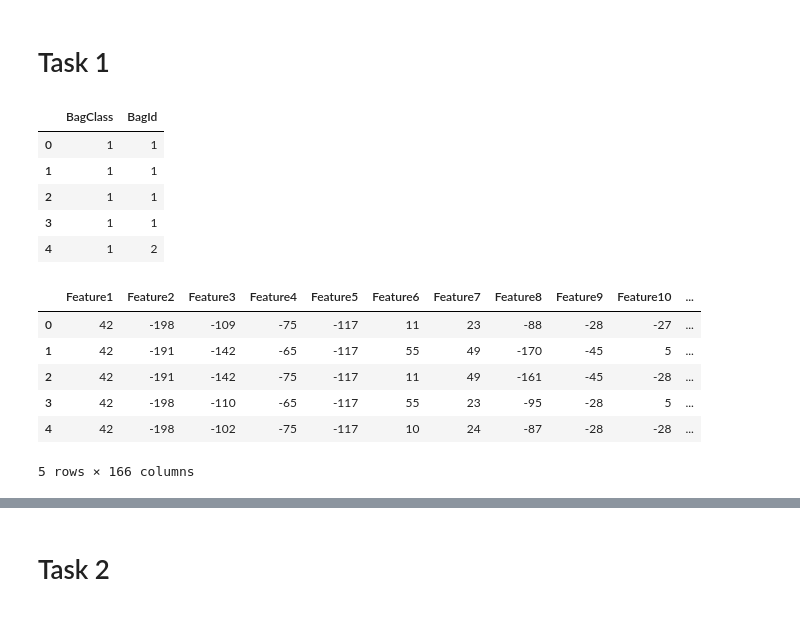
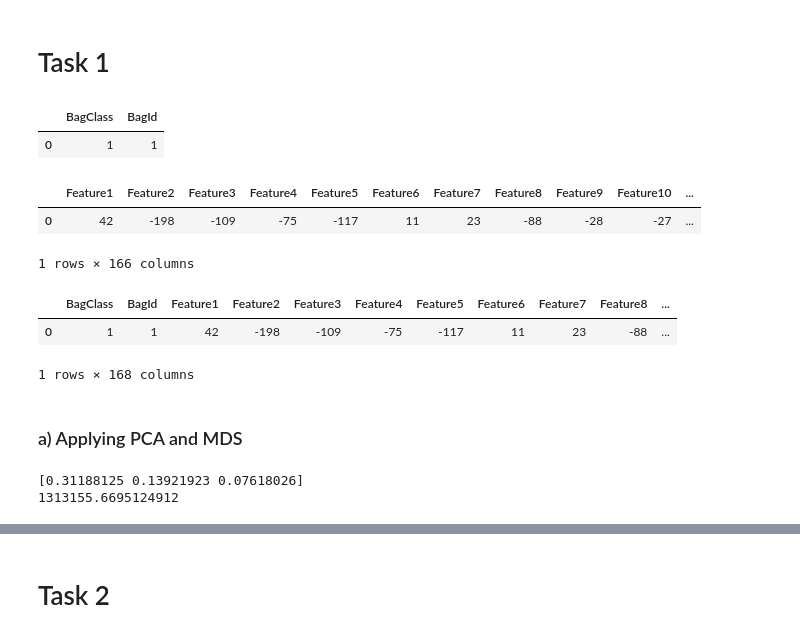
Before and after one commit to BU-IE-582/fall19-sarikayamerts, a Jupyter notebook: hw2/Assignment2.ipynb, the cells around one changed output, grey strips where cells are left out. Drawn from its saved outputs; the diff is of its cells as text; code cells hidden in the pictures.

```diff
--- a/hw2/Assignment2.ipynb
+++ b/hw2/Assignment2.ipynb
@@ -20,23 +21,19 @@ data = pd.read_csv('Musk1.csv', header=None)
 data.columns = ['BagClass', 'BagId', *['Feature{}'.format(i) for i in range(1, 167)]]
 labels, features = data.iloc[:, :2], data.iloc[:, 2:]
 # %%
-labels.head()
+labels.head(1)
 # %% [output]
 |  | BagClass | BagId |
 | 0 | 1 | 1 |
-| 1 | 1 | 1 |
-| 2 | 1 | 1 |
-| 3 | 1 | 1 |
-| 4 | 1 | 2 |
 # %%
-features.head()
+features.head(1)
 # %% [output]
 |  | Feature1 | Feature2 | Feature3 | Feature4 | Feature5 | Feature6 | Feature7 | Feature8 | Feature9 | Feature10 | ... |
 | 0 | 42 | -198 | -109 | -75 | -117 | 11 | 23 | -88 | -28 | -27 | ... |
-| 1 | 42 | -191 | -142 | -65 | -117 | 55 | 49 | -170 | -45 | 5 | ... |
-| 2 | 42 | -191 | -142 | -75 | -117 | 11 | 49 | -161 | -45 | -28 | ... |
-| 3 | 42 | -198 | -110 | -65 | -117 | 55 | 23 | -95 | -28 | 5 | ... |
-| 4 | 42 | -198 | -102 | -75 | -117 | 10 | 24 | -87 | -28 | -28 | ... |
-5 rows × 166 columns
+1 rows × 166 columns
 # %%
-data.head()
+data.head(1)
+# %% [output]
+|  | BagClass | BagId | Feature1 | Feature2 | Feature3 | Feature4 | Feature5 | Feature6 | Feature7 | Feature8 | ... |
+| 0 | 1 | 1 | 42 | -198 | -109 | -75 | -117 | 11 | 23 | -88 | ... |
+1 rows × 168 columns
@@ -73,0 +40,2 @@ plt.yticks(np.arange(0, 1.1, step=0.1))
+# %% [markdown]
+### a) Applying PCA and MDS
@@ -73,0 +56,6 @@ plt.yticks(np.arange(0, 1.1, step=0.1))
+# %%
+print(pca.explained_variance_ratio_)
+print(mds.stress_)
+# %% [output]
+[0.31188125 0.13921923 0.07618026]
+1313155.6695124912
```
Also changed, not shown: parts of 20 cells of this notebook.
